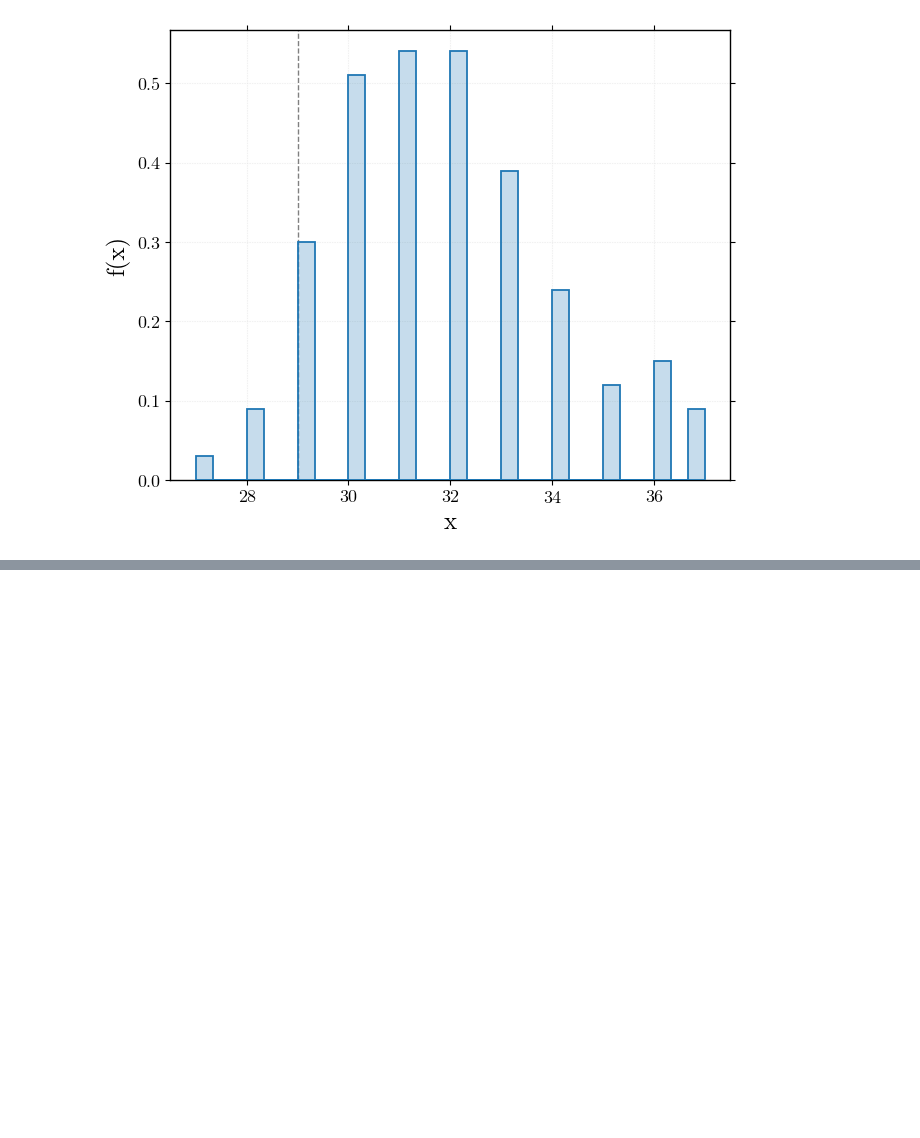
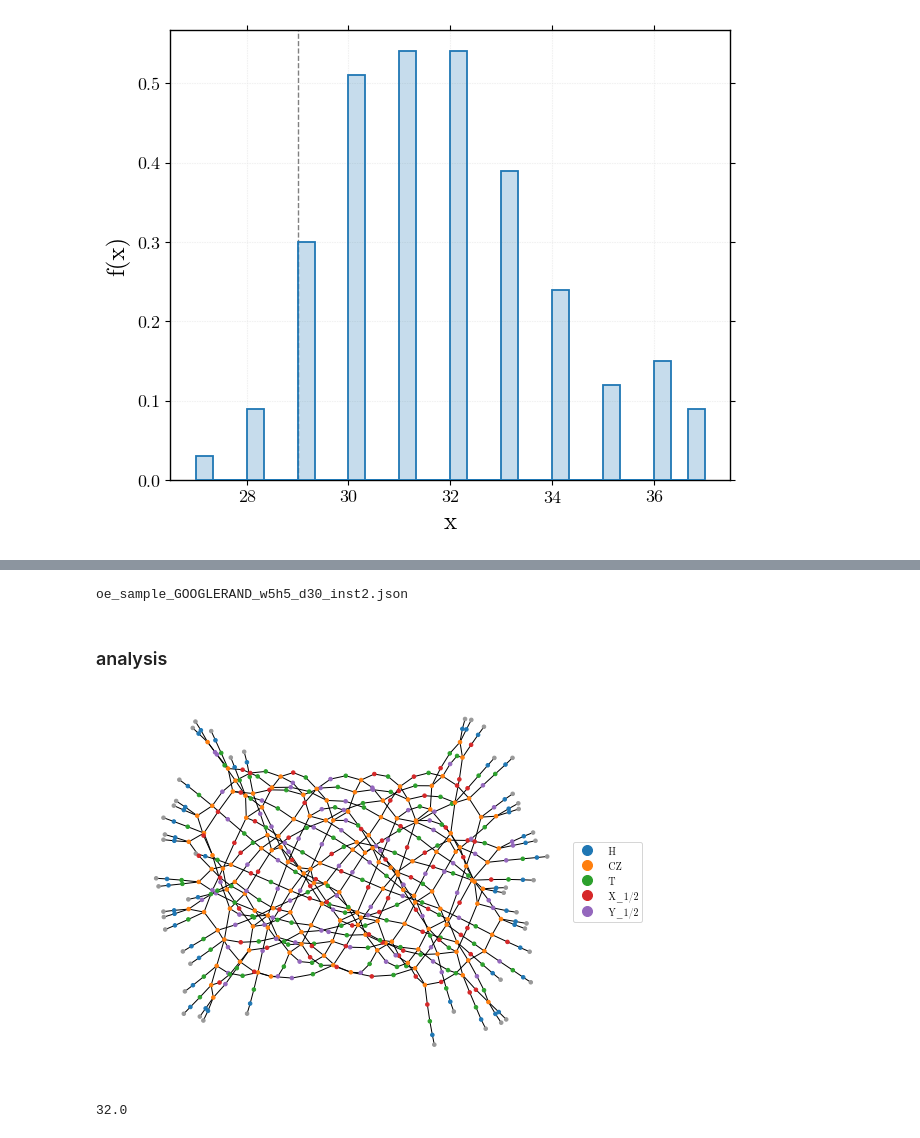
Before and after one commit to jcmgray/opt_einsum_samples, a Jupyter notebook: Generate quantum example json files.ipynb, the cells around one changed output, grey strips where cells are left out. Drawn from its saved outputs; the diff is of its cells as text; code cells hidden in the pictures; blank space fills up the shorter version.

Commit message:
add google random quantum circuit examples

```diff
--- a/Generate quantum example json files.ipynb
+++ b/Generate quantum example json files.ipynb
@@ -137,0 +141,2 @@ xyz.auto_histogram(ccs, vlines=[ccg])
+# %%
+GCRS_directory = "/home/johnnie/src/GRCS/"
@@ -137,0 +147,25 @@ xyz.auto_histogram(ccs, vlines=[ccg])
+# %%
+qasm_file = GCRS_directory + f"inst/cz_v2/{w}x{h}/inst_{w}x{h}_{d}_{inst}.txt"
+# %%
+qc = qtn.Circuit.from_qasm_file(qasm_file, strip_round=True)
+s = qtn.MPS_sampler(qc.N)
+norm = s & qc.psi
+# %%
+fname = f"oe_sample_GOOGLERAND_w{w}h{h}_d{d}_inst{inst}.json"
+print(fname)
+
+eq_shapes_to_json(*TN_to_eq_shapes(norm), fname)
+# %% [output]
+oe_sample_GOOGLERAND_w5h5_d30_inst2.json
+# %% [markdown]
+### analysis
+# %%
+norm.graph(color=['H', 'CZ', 'T', 'X_1/2', 'Y_1/2'])
+# %% [output]
+[figure, added]
+# %%
+# the greedy contraction complexity
+ccg = norm.contraction_complexity(optimize='greedy')
+ccg
+# %% [output]
+32.0
```
Also changed, not shown: parts of 5 cells of this notebook, 24 other files.
